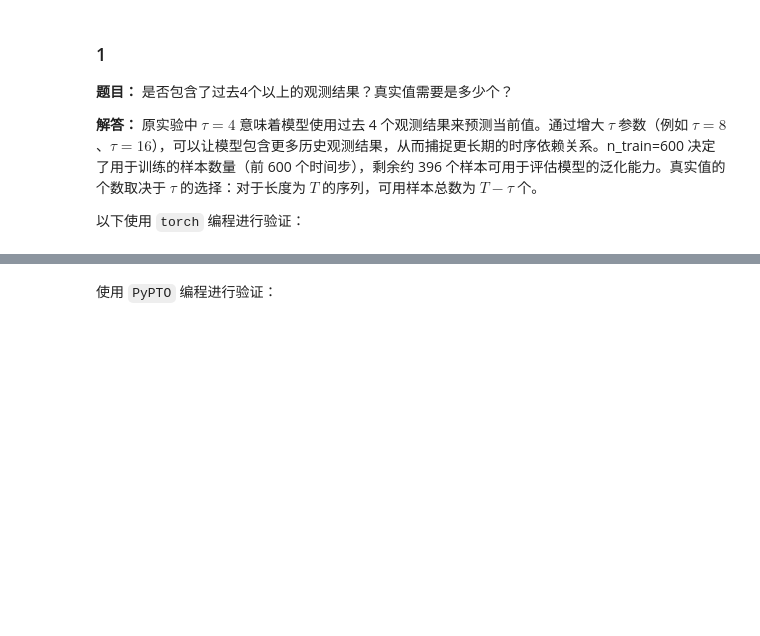
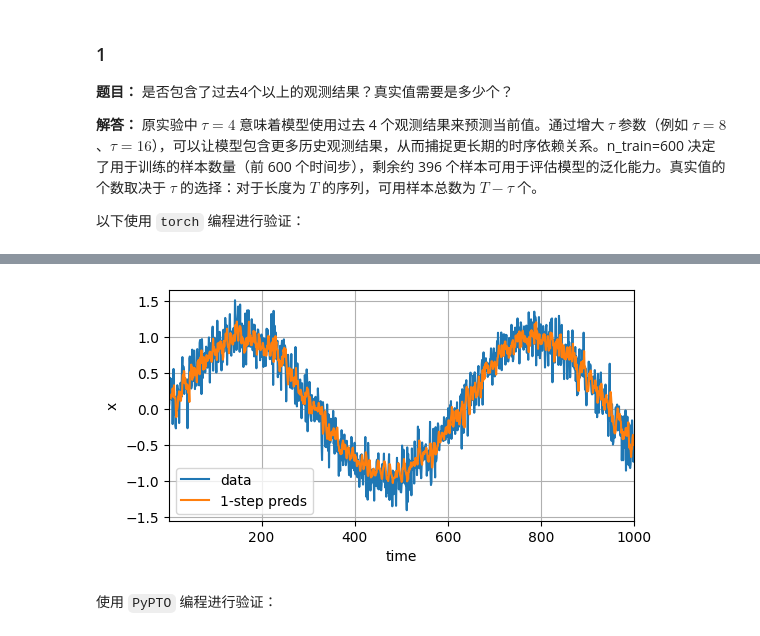
Before and after one commit to hicann/cann-learning-hub, a Jupyter notebook: contrib/tutorials/d2l_ai_pypto/08_pypto_recurrent_neural_networks/answers/08.01_reference_answer.ipynb, the cells around one changed output, grey strips where cells are left out. Cells and saved outputs as stored; diff of their text form; code cells hidden in the pictures; blank space fills up the shorter version.

```diff
--- a/contrib/tutorials/d2l_ai_pypto/08_pypto_recurrent_neural_networks/answers/08.01_reference_answer.ipynb
+++ b/contrib/tutorials/d2l_ai_pypto/08_pypto_recurrent_neural_networks/answers/08.01_reference_answer.ipynb
@@ -40,9 +41,9 @@ pypto.pypto_impl.DeviceInit()
 
 以下使用 `torch` 编程进行验证：
 # %%
+from src.utils import evaluate_loss, load_array, plot
 import torch
 from torch import nn
-from d2l import torch as d2l
 
 T = 1000
 time = torch.arange(1, T + 1, dtype=torch.float32)
@@ -73,10 +74,10 @@ def train(net, train_iter, loss, epochs, lr):
             l = loss(net(X), y)
             l.sum().backward()
             trainer.step()
-        print(f'epoch {epoch + 1}, loss: {d2l.evaluate_loss(net, train_iter, loss):f}')
+        print(f'epoch {epoch + 1}, loss: {evaluate_loss(net, train_iter, loss):f}')
 
 batch_size, n_train = 16, 600
-train_iter = d2l.load_array((features[:n_train], labels[:n_train]),
+train_iter = load_array((features[:n_train], labels[:n_train]),
                             batch_size, is_train=True)
 
 net = get_net()
@@ -84,6 +85,7 @@ train(net, train_iter, loss, 5, 0.01)
 
 
 onestep_preds = net(features)
-d2l.plot([time, time[tau:]],
+plot([time, time[tau:]],
          [x.detach().numpy(), onestep_preds.detach().numpy()], 'time',
          'x', legend=['data', '1-step preds'], xlim=[1, 1000], figsize=(6, 3))
+# %% [output]
@@ -90,3 +97,4 @@ d2l.plot([time, time[tau:]],
+[figure, added]
 # %% [markdown]
 使用 `PyPTO` 编程进行验证：
 # %%
```
Also changed, not shown: parts of 9 cells of this notebook, 21 other files.
